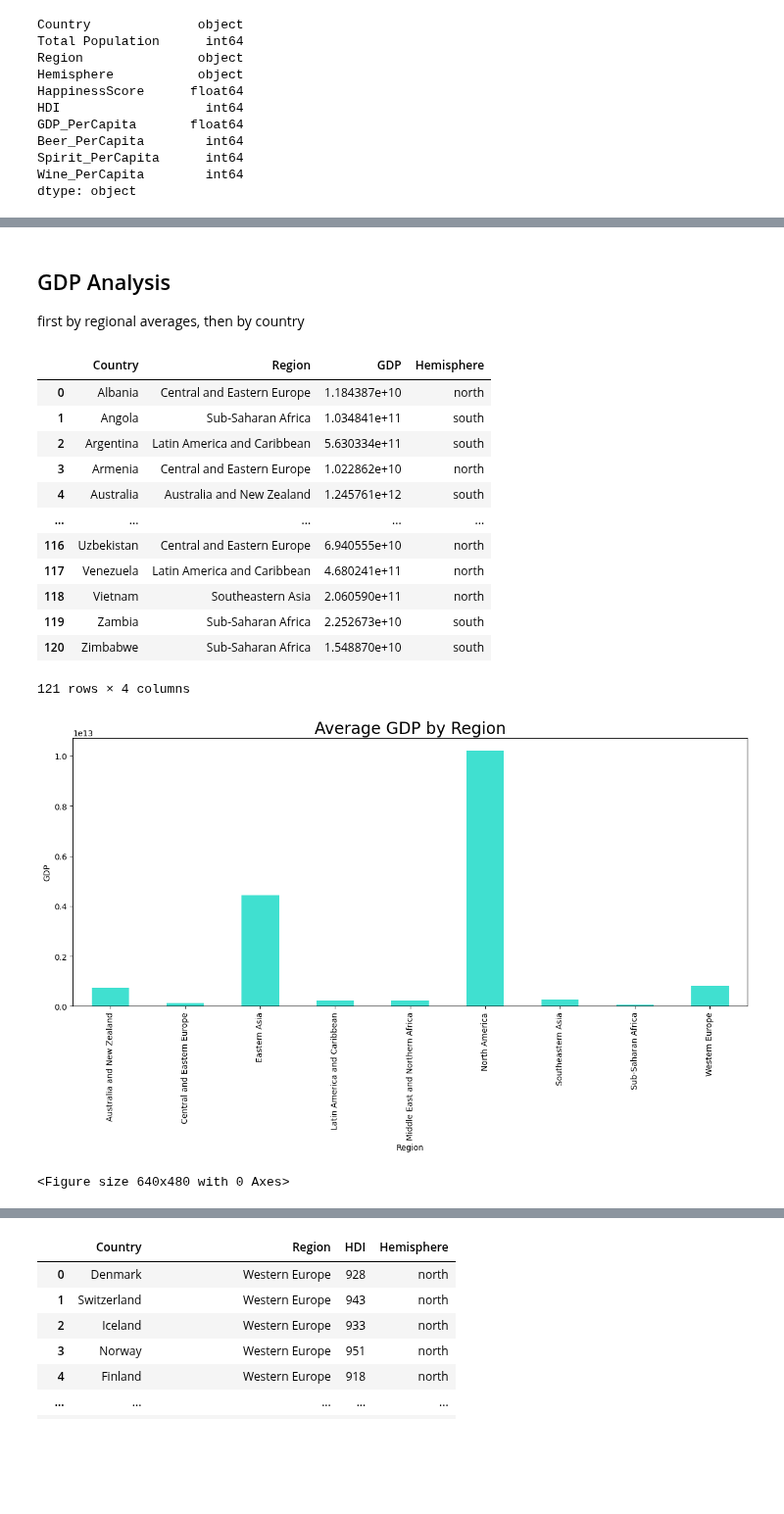
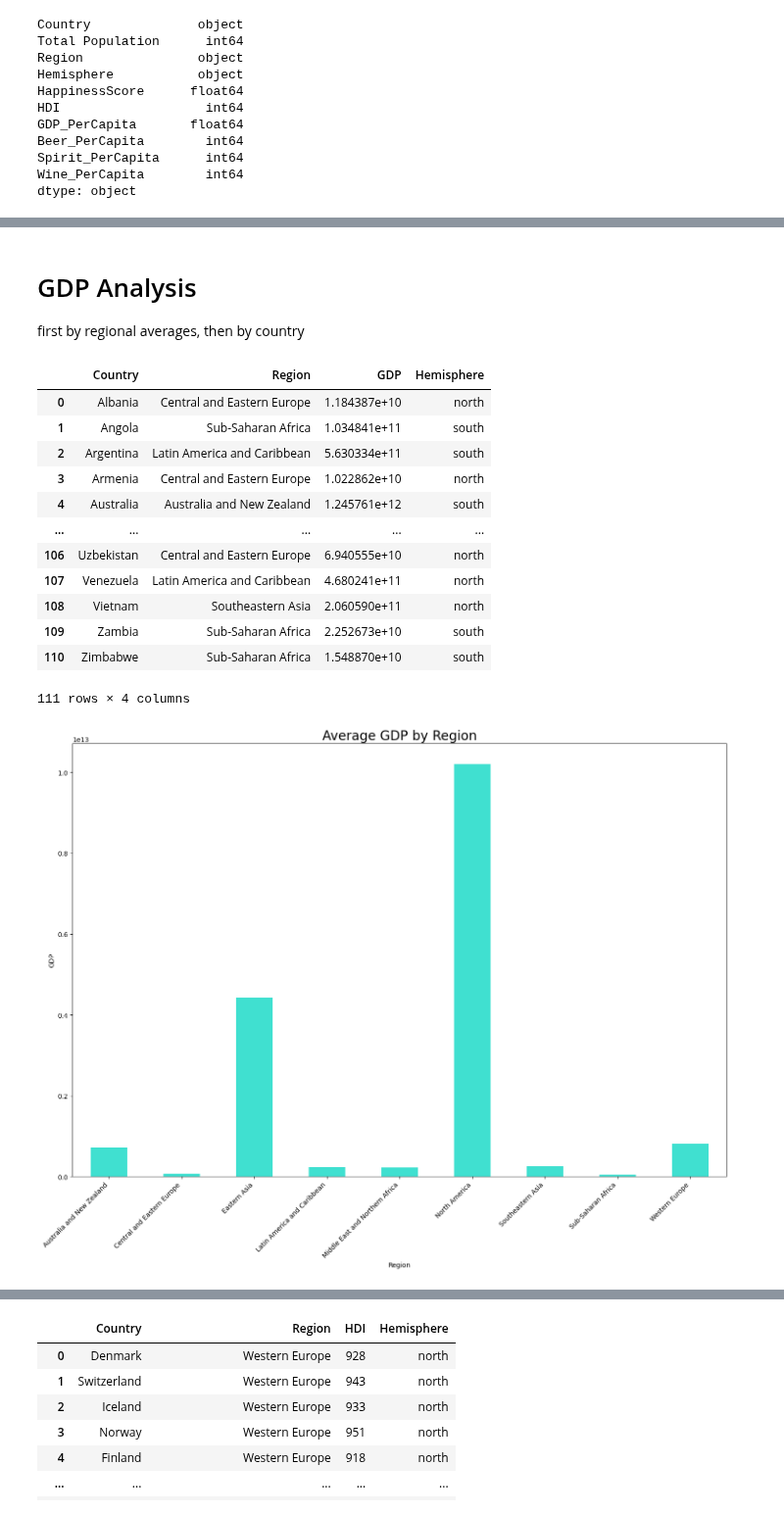
Before and after one commit to mattcaseycpa/project1, a Jupyter notebook: project.ipynb, the cells around one changed output, grey strips where cells are left out. Shown at 98% size. Saved outputs shown, nothing was run; the diff lists cells and outputs as text; code cells hidden in the pictures; blank space fills up the shorter version.

Commit message:
better format for graphs

```diff
--- a/project.ipynb
+++ b/project.ipynb
@@ -48,7 +36,7 @@ data_df.loc[
 # %%
 for index, row in data_df.iterrows():
     if row["GDP_PerCapita"] % 1 > 0:
-        data_df.loc[index, "GDP_PerCapita"] = int(1000 * row["GDP_PerCapita"])
+        data_df.loc[index, "GDP_PerCapita"] = 1000 * row["GDP_PerCapita"]
 
 data_df.head()
 # %% [output]
@@ -84,6 +53,0 @@ data_df.loc[data_df["Hemisphere"] == 'noth',:]
-# %%
-for index, row in data_df.iterrows():
-    if row["Hemisphere"] == "noth":
-        data_df.loc[index, "Hemisphere"] = "north"
-
-data_df.head()
@@ -141,6 +104,6 @@ Above, it is clear that the population is not a number as it is an "object" type
 # %%
 pop_data_2018["Total Population"]=pop_data_2018["Total Population"].str.replace(",","")
-pop_data_2018["Total Population"] = pop_data_2018["Total Population"].astype("int64")
+pop_data_2018["Total Population"] = pop_data_2018["Total Population"].astype("int")
 pop_data_2018.dtypes
 # %% [output]
 Country             object
@@ -220,9 +131,3 @@ Redefining merged_data using an inner join now that the Country values have been
-# %%
-merged_data = pop_data_2018.merge(data_df,
-                                  how = "inner",
-                                  on = "Country"
-                                  )
-merged_data.head()
 # %%
 merged_data.dtypes
 # %% [output]
@@ -304,5 +208,5 @@ plt.show()
 # %% [markdown]
-## GDP Analysis
+# GDP Analysis
 first by regional averages, then by country
 # %%
 #Analysing GDP
@@ -316,27 +220,27 @@ gdp_df
 | 3 | Armenia | Central and Eastern Europe | 1.022862e+10 | north |
 | 4 | Australia | Australia and New Zealand | 1.245761e+12 | south |
 | ... | ... | ... | ... | ... |
-| 116 | Uzbekistan | Central and Eastern Europe | 6.940555e+10 | north |
-| 117 | Venezuela | Latin America and Caribbean | 4.680241e+11 | north |
-| 118 | Vietnam | Southeastern Asia | 2.060590e+11 | north |
-| 119 | Zambia | Sub-Saharan Africa | 2.252673e+10 | south |
-| 120 | Zimbabwe | Sub-Saharan Africa | 1.548870e+10 | south |
+| 106 | Uzbekistan | Central and Eastern Europe | 6.940555e+10 | north |
+| 107 | Venezuela | Latin America and Caribbean | 4.680241e+11 | north |
+| 108 | Vietnam | Southeastern Asia | 2.060590e+11 | north |
+| 109 | Zambia | Sub-Saharan Africa | 2.252673e+10 | south |
+| 110 | Zimbabwe | Sub-Saharan Africa | 1.548870e+10 | south |
-121 rows × 4 columns
+111 rows × 4 columns
 # %%
 #Average GDP by Region
-#***** need to adjust GDP per capita to just GDP (mult by pop of each country) before taking average
-plt.figure(figsize=(15, 6))
+plt.figure(figsize=(18,12))
 gdp_df.groupby('Region')['GDP'].mean().plot(kind='bar', color='turquoise')
 plt.title('Average GDP by Region', fontsize=20)
 plt.xlabel('Region')
 plt.ylabel('GDP')
-plt.xticks(rotation=90)
+plt.xticks(rotation=45, ha='right', fontsize=10)
+
+#save figure
+plt.savefig("output_data/GDP_HDI/Average_GDP_by_Region.png", bbox_inches='tight')
+
 plt.show()
-#save figure
-plt.savefig("output_data/GDP_HDI/Average_GDP_by_Region.png")
 # %% [output]
-[figure, old version]
+[figure, new version]
-<Figure size 640x480 with 0 Axes>
 # %%
 #chart for GDP by Region
 gdp=gdp_df["GDP"]
```
Also changed, not shown: parts of 58 cells of this notebook, 11 other files.
